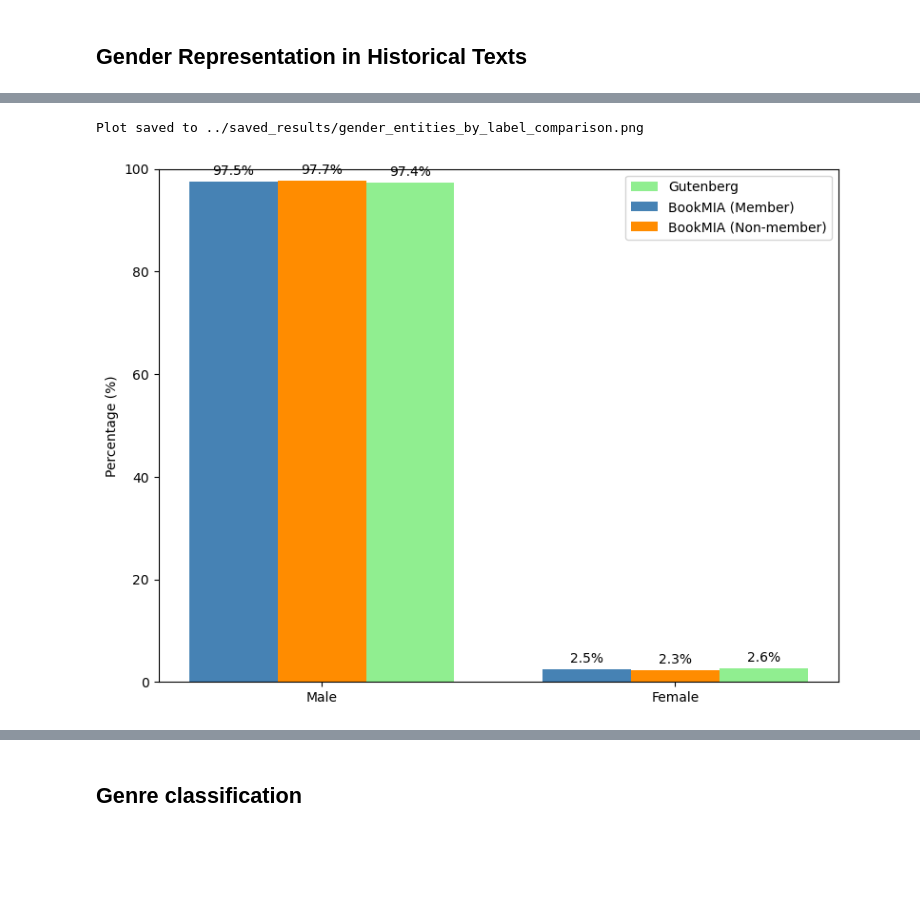
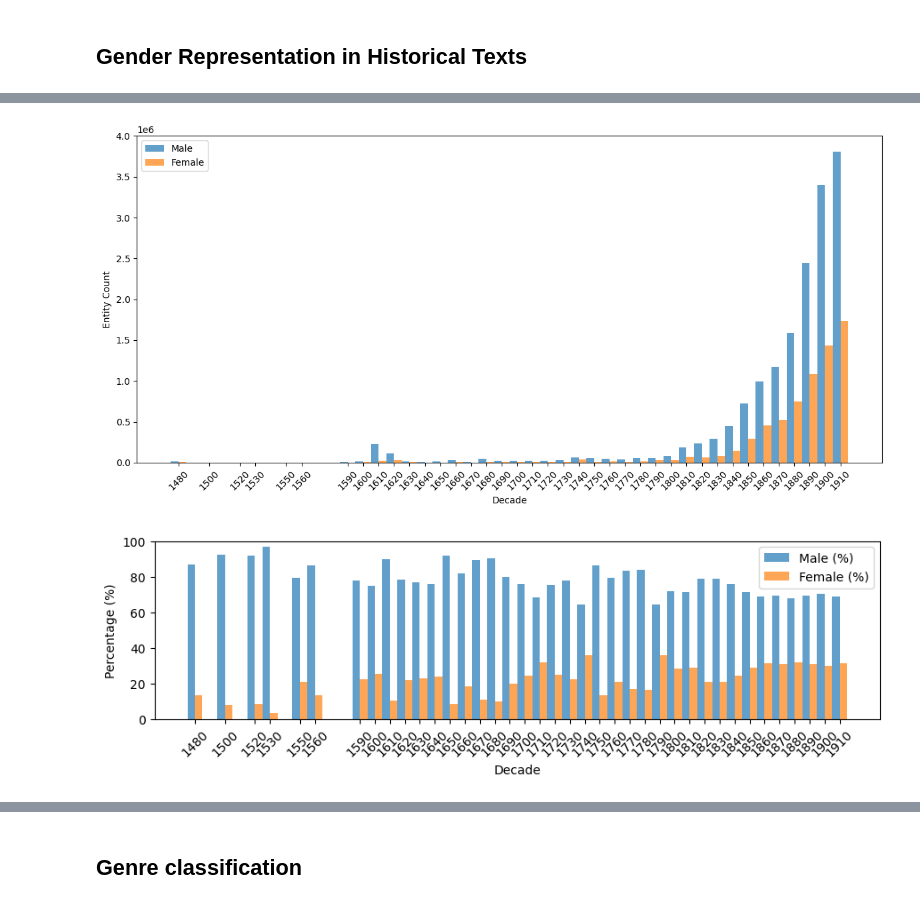
Before and after one commit to eyalgerman/LexiGutenberg, a Jupyter notebook: Code/main.ipynb, the cells around one changed output, grey strips where cells are left out. Drawn from its saved outputs; the diff is of its cells as text; code cells hidden in the pictures; blank space fills up the shorter version.

Commit message:
update function for gender analysis

```diff
--- a/Code/main.ipynb
+++ b/Code/main.ipynb
@@ -145,13 +144,3 @@ Starting LDA training...
 [figure]
 # %% [markdown]
 ## Gender Representation in Historical Texts
-# %%
-import json, os
-from gender_analysis import find_named_entities_in_folder, plot_gender_entities_by_decade, plot_gender_entities_percentage_by_decade
-output_dir = "../saved_results"
-filename = f"{output_dir}/gender_named_entities_gender_spacy.json"
-# entities_by_decade = find_named_entities_in_folder(TEXTS_PATH, filename)
-with open(filename, "r") as file:
-    entities_by_decade = json.load(file)
-plot_gender_entities_by_decade(entities_by_decade, save_folder=output_dir)
-plot_gender_entities_percentage_by_decade(entities_by_decade, save_folder=output_dir)
@@ -161,10 +147,13 @@ plot_gender_entities_percentage_by_decade(entities_by_decade, save_folder=output
-# %%
-from gender_analysis import count_gender_entities_bookMIA, plot_gender_entities_by_label_comparison
-# compare to BookMIA dataset
-output_boolMIA = f"{output_dir}/gender_named_entities_BookMIA.json"
-entities_bookMIA, gender_entities_by_label = count_gender_entities_bookMIA(output_boolMIA)
-
-plot_gender_entities_by_label_comparison(gender_entities_by_label, entities_by_decade, save_folder=output_dir)
-# %% [output]
-Plot saved to ../saved_results/gender_entities_by_label_comparison.png
-[figure, removed]
+# %%
+import json, os
+from gender_analysis import find_named_entities_in_folder, plot_gender_entities_by_decade, plot_gender_entities_percentage_by_decade
+output_dir = "../saved_results"
+filename = f"{output_dir}/gender_named_entities_gender_spacy_keywords.json"
+entities_by_decade = find_named_entities_in_folder(TEXTS_PATH, filename)
+# with open(filename, "r") as file:
+#     entities_by_decade = json.load(file)
+plot_gender_entities_by_decade(entities_by_decade, save_folder=output_dir)
+plot_gender_entities_percentage_by_decade(entities_by_decade, save_folder=output_dir)
+# %% [output]
+[figure, added]
+[figure, added]
```
Also changed, not shown: parts of 3 cells of this notebook, 1 other file.
